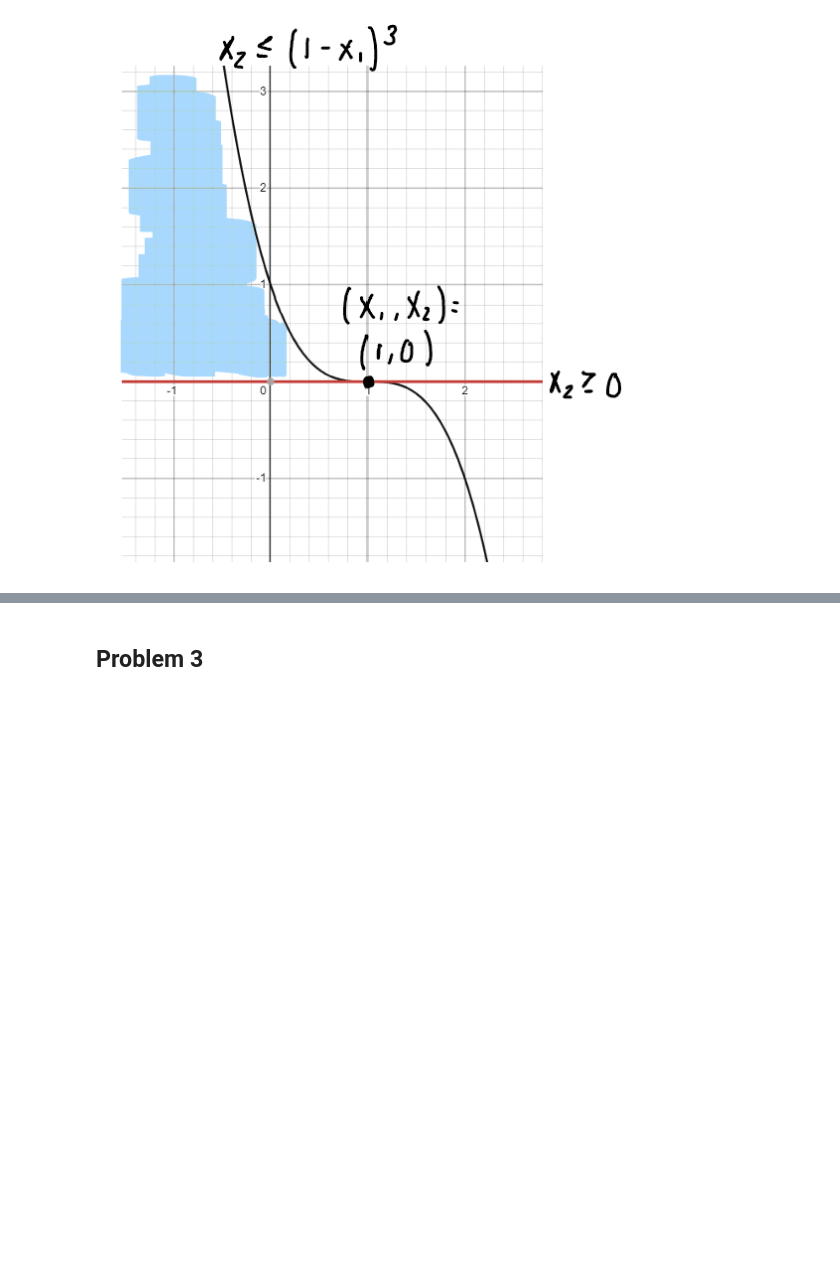
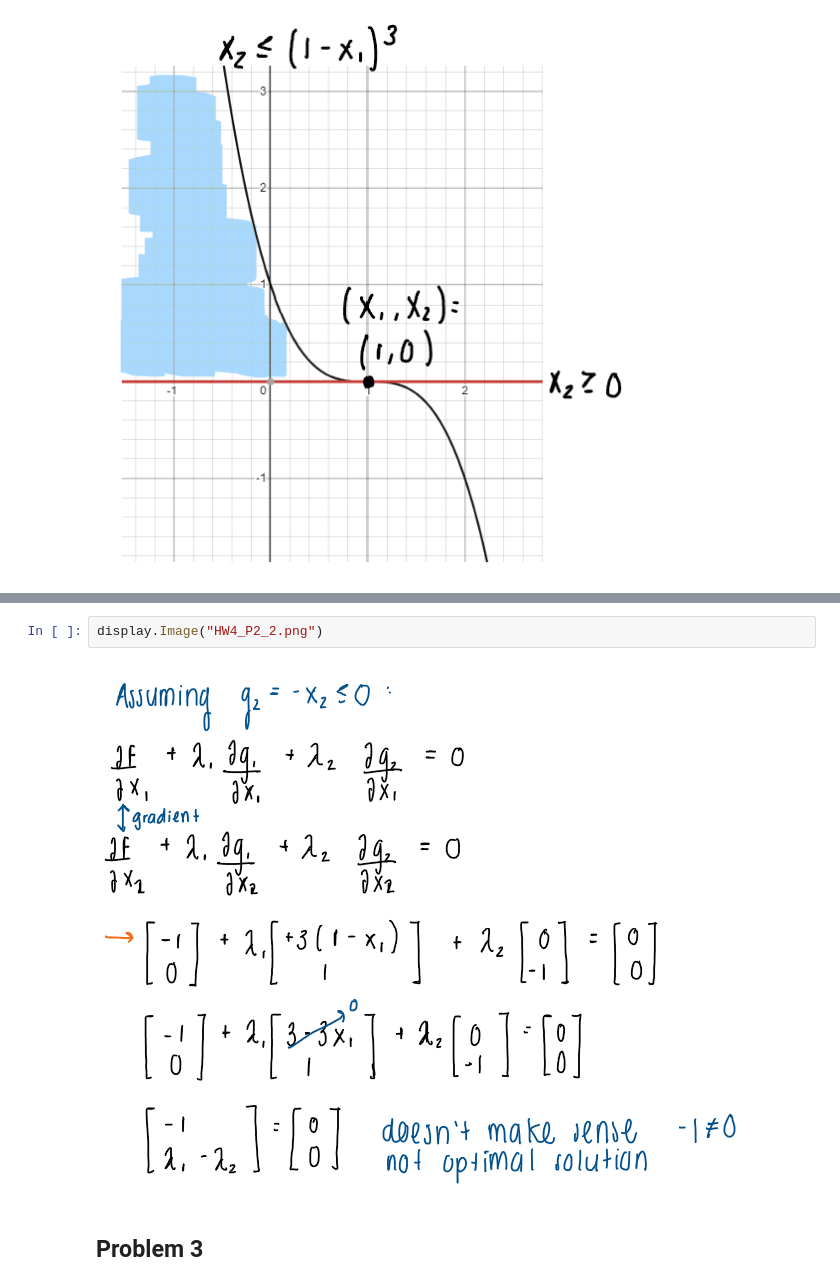
Before and after one commit to aromoher/MAE598, a Jupyter notebook: HW4.ipynb, the cells around one changed output, grey strips where cells are left out. Saved outputs shown, nothing was run; the diff lists cells and outputs as text; blank space fills up the shorter version.

```diff
--- a/HW4.ipynb
+++ b/HW4.ipynb
@@ -47,3 +53,7 @@ display.Image("HW4_P2_1.png")
+# %%
+display.Image("HW4_P2_2.png")
+# %% [output]
+[figure, added]
 # %% [markdown]
 ## Problem 3
 # %% [markdown]
```
Also changed, not shown: parts of 1 cell of this notebook, 1 other file.
